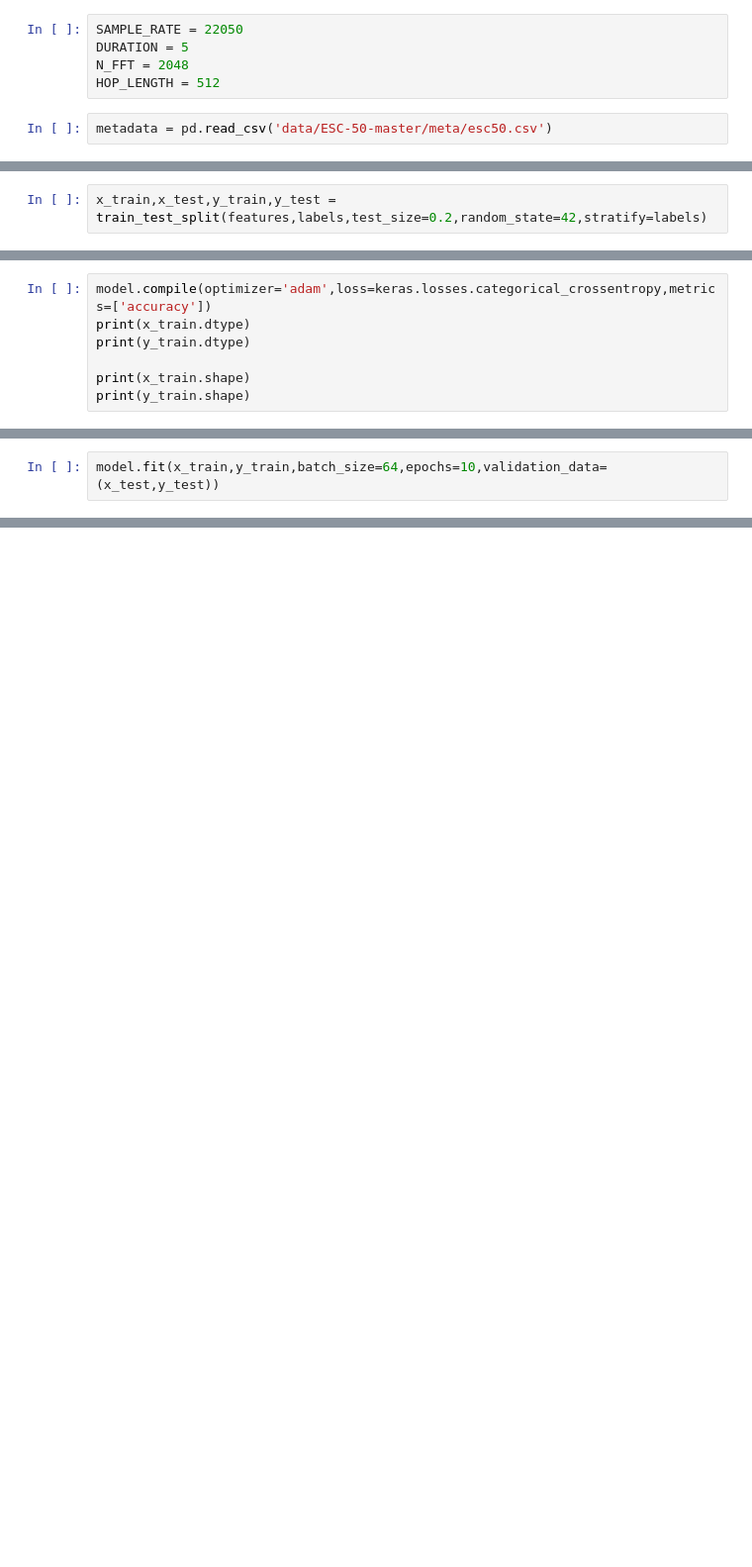
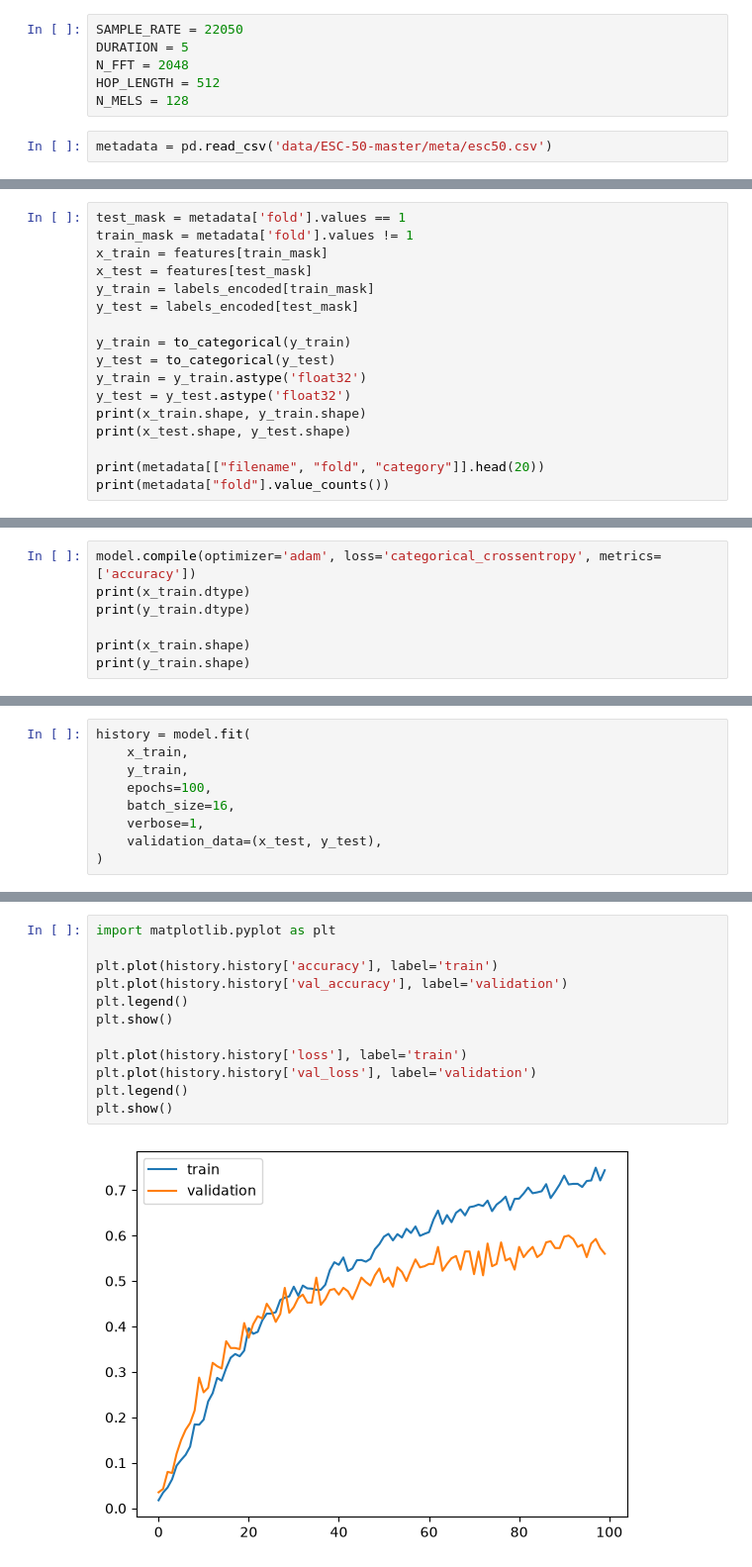
Before and after one commit to MahdiOSS/SpeechRecognizeCNN, a Jupyter notebook: main.ipynb, the cells around one changed output, grey strips where cells are left out. Shown at 99% size. Drawn from its saved outputs; the diff is of its cells as text; blank space fills up the shorter version.

```diff
--- a/main.ipynb
+++ b/main.ipynb
@@ -17,6 +23,7 @@ SAMPLE_RATE = 22050
 DURATION = 5
 N_FFT = 2048
 HOP_LENGTH = 512
+N_MELS = 128
 # %%
 metadata = pd.read_csv('data/ESC-50-master/meta/esc50.csv')
 # %%
@@ -57,2 +94,17 @@ labels = labels_c
 # %%
-x_train,x_test,y_train,y_test = train_test_split(features,labels,test_size=0.2,random_state=42,stratify=labels)
+test_mask = metadata['fold'].values == 1
+train_mask = metadata['fold'].values != 1
+x_train = features[train_mask]
+x_test = features[test_mask]
+y_train = labels_encoded[train_mask]
+y_test = labels_encoded[test_mask]
+
+y_train = to_categorical(y_train)
+y_test = to_categorical(y_test)
+y_train = y_train.astype('float32')
+y_test = y_test.astype('float32')
+print(x_train.shape, y_train.shape)
+print(x_test.shape, y_test.shape)
+
+print(metadata[["filename", "fold", "category"]].head(20))
+print(metadata["fold"].value_counts())
@@ -75,5 +181,5 @@ model.add(Dense(50, activation='softmax'))
 # %%
-model.compile(optimizer='adam',loss=keras.losses.categorical_crossentropy,metrics=['accuracy'])
+model.compile(optimizer='adam', loss='categorical_crossentropy', metrics=['accuracy'])
 print(x_train.dtype)
 print(y_train.dtype)
 
@@ -86,4 +192,11 @@ float64
 (1600, 50)
 # %%
-model.fit(x_train,y_train,batch_size=64,epochs=10,validation_data=(x_test,y_test))
+history = model.fit(
+    x_train,
+    y_train,
+    epochs=100,
+    batch_size=16,
+    verbose=1,
+    validation_data=(x_test, y_test),
+)
 # %% [output]
@@ -90,0 +259,14 @@ Epoch 1/10
+# %%
+import matplotlib.pyplot as plt
+
+plt.plot(history.history['accuracy'], label='train')
+plt.plot(history.history['val_accuracy'], label='validation')
+plt.legend()
+plt.show()
+
+plt.plot(history.history['loss'], label='train')
+plt.plot(history.history['val_loss'], label='validation')
+plt.legend()
+plt.show()
+# %% [output]
+[figure, added]
```
Also changed, not shown: parts of 32 cells of this notebook, 1 other file.
